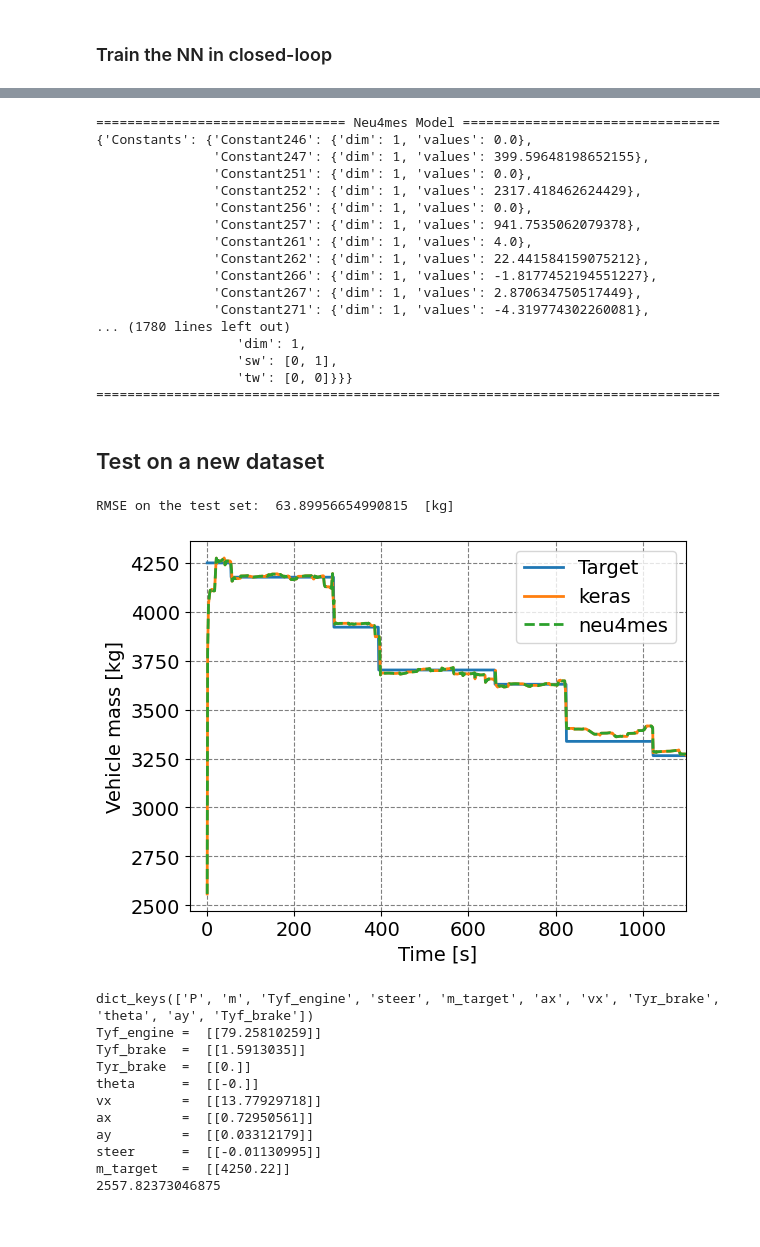
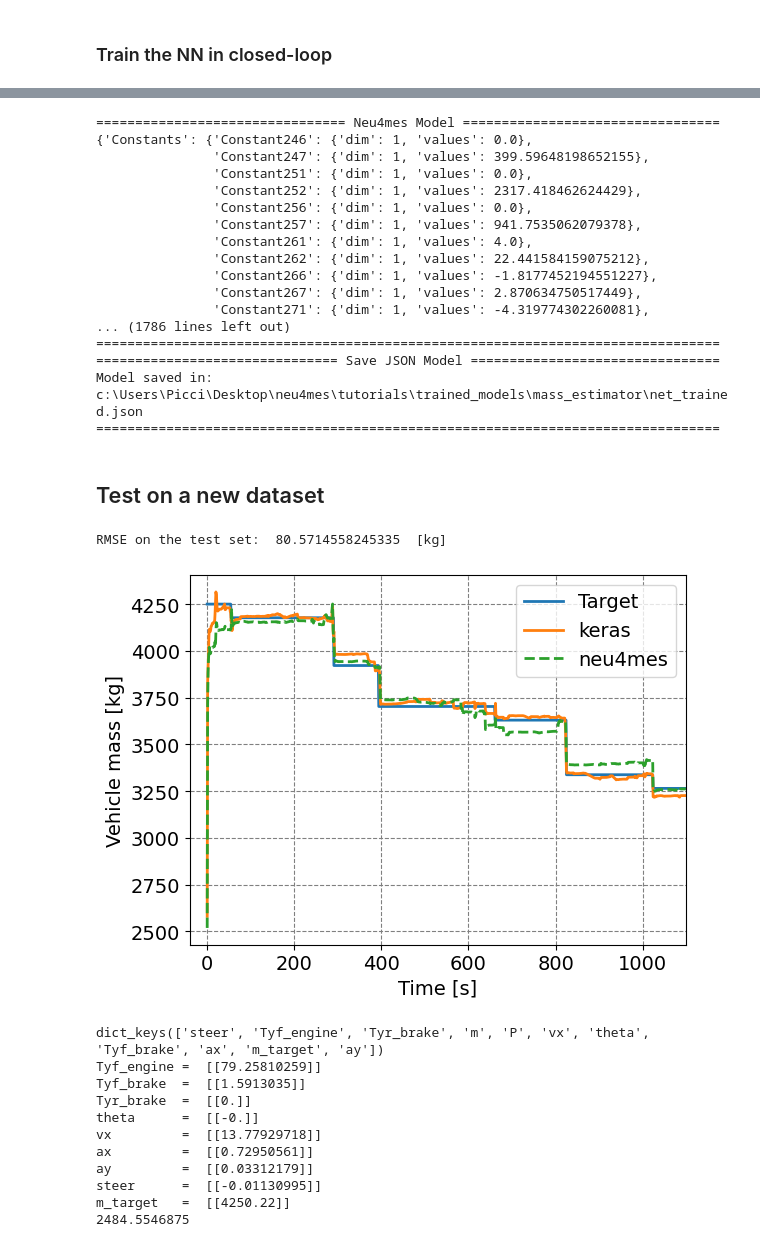
Before and after one commit to tonegas/neu4mes, a Jupyter notebook: tutorials/estimate_vehicle_mass_keras.ipynb, the cells around one changed output, grey strips where cells are left out. Cells and saved outputs as stored; diff of their text form; code cells hidden in the pictures.

Commit message:
Updates to the mass estimator (WIP)

```diff
--- a/tutorials/estimate_vehicle_mass_keras.ipynb
+++ b/tutorials/estimate_vehicle_mass_keras.ipynb
@@ -522,10 +522,10 @@ Shape of m_target:            (1109, 1, 1)
 # %% [markdown]
 ### Train the NN in closed-loop
 # %%
-num_epochs = 6000
+num_epochs = 100
 batch_size = 200
 learn_rate = 1e-3  # learning rate
-early_stop_patience = 100
+early_stop_patience = 50
 training_pars = {'num_of_epochs':num_epochs,
                  'val_batch_size':batch_size,
                  'train_batch_size':batch_size,
@@ -534,7 +534,7 @@ predict_samples = 400  # number of samples after which the internal state is res
 steps_skip = predict_samples #1  # number of samples to skip when going to a new window. The default is 1, meaning the size of a batch. If steps_skip = predict_samples, then the whole window size is skipped
 
 train_result = mass_estimator.trainModel(train_dataset='training_set', validation_dataset='validation_set',
-                                         training_params=training_pars, optimizer='Adam', shuffle_data=True,
+                                         training_params=training_pars, optimizer='Adam', shuffle_data=False,
                                          early_stopping=earlystopping.early_stop_patience,
                                          early_stopping_params={'patience':early_stop_patience,
                                                                 'error':'mass_estim_error'},
@@ -580,17 +580,17 @@ mass_estimator.saveModel()
                'Constant266': {'dim': 1, 'values': -1.8177452194551227},
                'Constant267': {'dim': 1, 'values': 2.870634750517449},
                'Constant271': {'dim': 1, 'values': -4.319774302260081},
-... (1780 lines left out)
-                  'dim': 1,
-                  'sw': [0, 1],
-                  'tw': [0, 0]}}}
+... (1786 lines left out)
 ================================================================================
+=============================== Save JSON Model ================================
+Model saved in:               c:\Users\Picci\Desktop\neu4mes\tutorials\trained_models\mass_estimator\net_trained.json
+================================================================================
 # %% [markdown]
 ## Test on a new dataset
 # %%
 # Test on a new dataset
 num_samples_use  = 1100
-samples_test_set = mass_estimator.getSamples('validation_set', index=0, window=num_samples_use)
+samples_test_set = mass_estimator.getSamples('training_set', index=0, window=num_samples_use)
 mass_estimator.resetStates()  # reset the internal state
 out_nn_test_set         = mass_estimator(samples_test_set, sampled=True,
                                          prediction_samples=num_samples_use)
@@ -607,37 +607,37 @@ time_vect = np.arange(0,num_samples_use*ts_model,ts_model)
 
 # Compute the MSE on the test set
 mse_calc = 0
 for i in range(0,len(mass_test_set_extract)):
   mse_calc = mse_calc + (mass_test_set_extract[i] - mass_nn_test_set_extract[i])**2
 mse_calc = mse_calc/len(mass_test_set_extract)
 print('RMSE on the test set: ', np.sqrt(mse_calc[0]), ' [kg]')
 
 # Load the results obtained in Keras
 import scipy.io
 results_keras_mat = scipy.io.loadmat(os.path.join(data_folder,'other_data','results_keras.mat'))
-time_test_keras  = results_keras_mat['time_valid_NN'].flatten()
-mass_test_keras  = results_keras_mat['mass_NN_valid'].flatten()
+time_test_keras   = results_keras_mat['time_train_NN'].flatten()
+mass_test_keras   = results_keras_mat['mass_NN_train'].flatten()
 
 flag_plot_results = True
 if flag_plot_results:
   # plot the results
   plt.figure()
   plt.plot(time_vect,mass_test_set_extract,label='Target',linewidth=2)
   plt.plot(time_test_keras[:num_samples_use],mass_test_keras[:num_samples_use],label='keras',linewidth=2)
   plt.plot(time_vect,mass_nn_test_set_extract,
            label='neu4mes',linestyle='--',linewidth=2)
   plt.xlabel('Time [s]')
   plt.ylabel('Vehicle mass [kg]')
   plt.xlim([-40,time_vect[-1]])
   plt.legend()
   plt.grid()
   plt.show()
 
 # Test with custom data
 #mass_estimator({'curv':[0.1,0.2,0.3,0.4,0.5,0.6,0.7,0.8,0.9,1.0],'steer':[0.1,0.2,0.3,0.4,0.5,0.6,0.7,0.8,0.9,1.0]})
 # %% [output]
-RMSE on the test set:  63.89956654990815  [kg]
+RMSE on the test set:  80.5714558245335  [kg]
-[figure, old version]
+[figure, new version]
 # %%
 print(samples_test_set.keys())
 print('Tyf_engine = ',samples_test_set['Tyf_engine'][0])
@@ -652,7 +652,7 @@ print('m_target   = ',samples_test_set['m_target'][0])
 
 print(mass_nn_test_set_extract[0])
 # %% [output]
-dict_keys(['P', 'm', 'Tyf_engine', 'steer', 'm_target', 'ax', 'vx', 'Tyr_brake', 'theta', 'ay', 'Tyf_brake'])
+dict_keys(['steer', 'Tyf_engine', 'Tyr_brake', 'm', 'P', 'vx', 'theta', 'Tyf_brake', 'ax', 'm_target', 'ay'])
 Tyf_engine =  [[79.25810259]]
 Tyf_brake  =  [[1.5913035]]
 Tyr_brake  =  [[0.]]
@@ -662,7 +662,7 @@ ax         =  [[0.72950561]]
 ay         =  [[0.03312179]]
 steer      =  [[-0.01130995]]
 m_target   =  [[4250.22]]
-2557.82373046875
+2484.5546875
 # %%
 print(np.mean(mass_nn_test_set_extract[0] - mass_test_keras[0]))
 print(np.mean(mass_nn_test_set_extract - mass_test_keras[:num_samples_use]))
```
Also changed, not shown: parts of 5 cells of this notebook, 4 other files.
